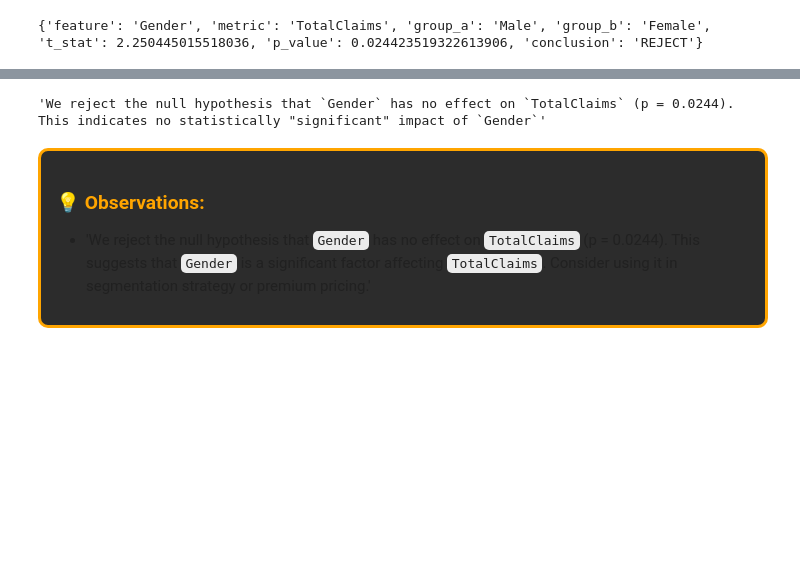
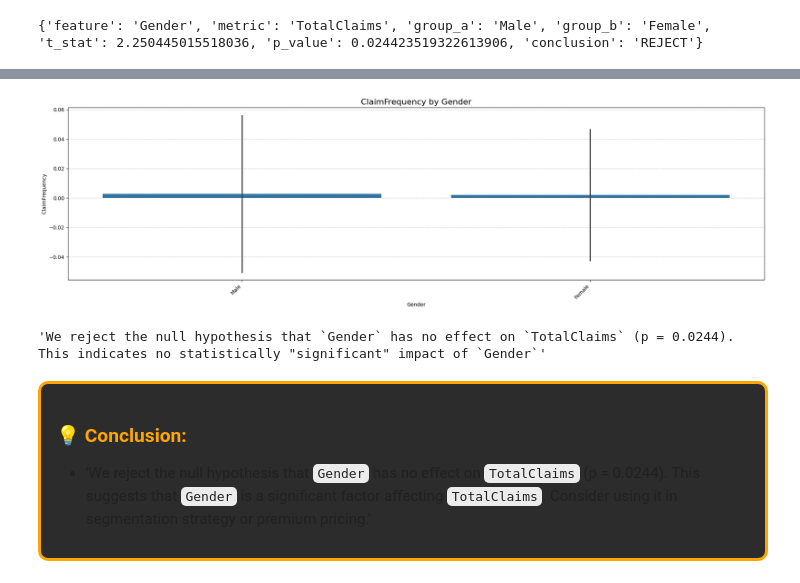
Before and after one commit to Teshager21/insurance-risk-modeling, a Jupyter notebook: notebooks/analysis/test_risk_hypothesis.ipynb, the cells around one changed output, grey strips where cells are left out. Saved outputs shown, nothing was run; the diff lists cells and outputs as text; code cells hidden in the pictures; blank space fills up the shorter version.

```diff
--- a/notebooks/analysis/test_risk_hypothesis.ipynb
+++ b/notebooks/analysis/test_risk_hypothesis.ipynb
@@ -243,3 +373,6 @@ INFO:analysis.risk_hypthesis_tester:Running t-test for TotalClaims by Gender...
 print(result)
 # %% [output]
 {'feature': 'Gender', 'metric': 'TotalClaims', 'group_a': 'Male', 'group_b': 'Female', 't_stat': 2.250445015518036, 'p_value': 0.024423519322613906, 'conclusion': 'REJECT'}
+# %%
+tester.visualize_metric('Gender', "ClaimFrequency", kind="bar")
+# %% [output]
@@ -246,10 +389,11 @@ print(result)
+[figure, added]
 # %%
 tester.interpret_result(result)
 # %% [output]
 'We reject the null hypothesis that `Gender` has no effect on `TotalClaims` (p = 0.0244). This indicates no statistically "significant" impact of `Gender`'
 # %% [markdown]
 <div style="border-radius:10px; border:orange solid; padding: 15px; font-size:100%; text-align:left; font-color:#325939;background-color:#2c2c2c">
-<h3 align="left"><font color='orange'>💡 Observations:</font></h3>
+<h3 align="left"><font color='orange'>💡 Conclusion:</font></h3>
 
 * 'We reject the null hypothesis that `Gender` has no effect on `TotalClaims` (p = 0.0244). This suggests that `Gender` is a significant factor affecting `TotalClaims`. Consider using it in segmentation strategy or premium pricing.'
 </div>
```
Also changed, not shown: parts of 16 cells of this notebook, 5 other files.
